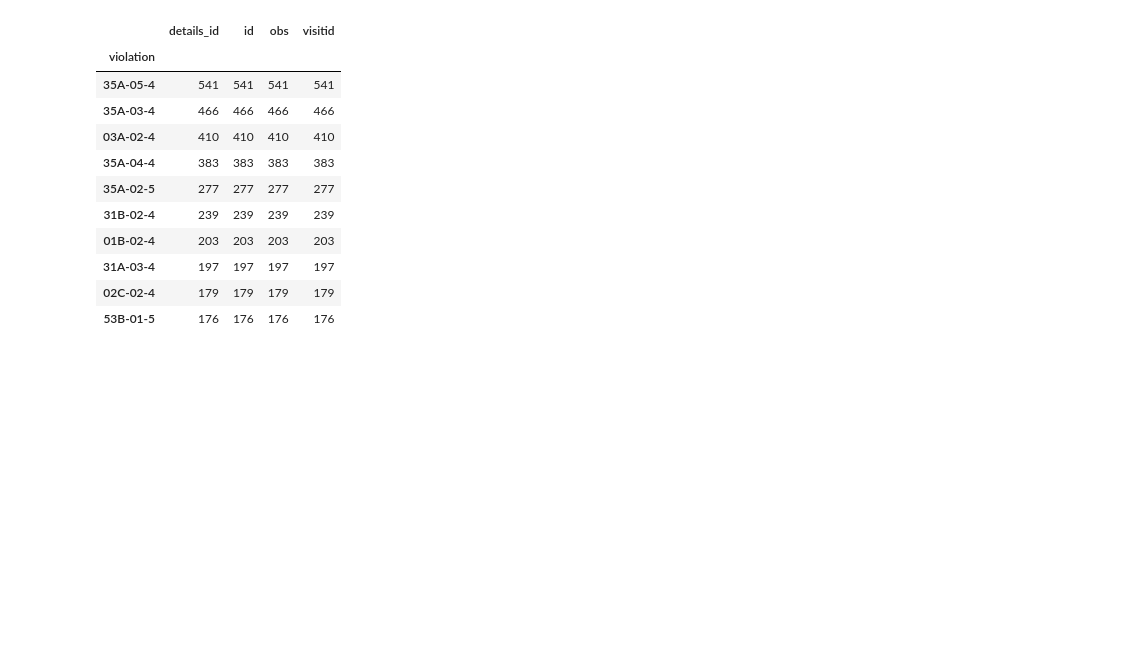
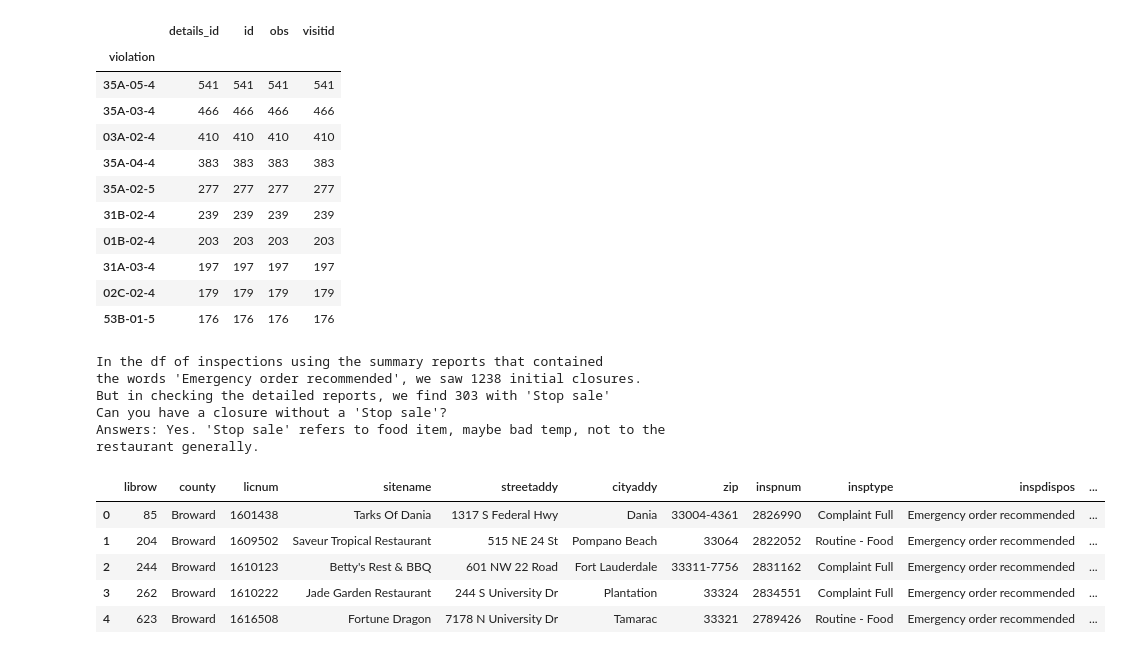
Before and after one commit to GainesvilleRay/flinsp, a Jupyter notebook: closures.ipynb, the cells around one changed output. Saved outputs shown, nothing was run; the diff lists cells and outputs as text; code cells hidden in the pictures; blank space fills up the shorter version.

```diff
--- a/closures.ipynb
+++ b/closures.ipynb
@@ -189,4 +166,27 @@ df3.groupby('violation').count().sort_values(
 | 31A-03-4 | 197 | 197 | 197 | 197 |
 | 02C-02-4 | 179 | 179 | 179 | 179 |
 | 53B-01-5 | 176 | 176 | 176 | 176 |
+# %%
+df_stopsale = df3[df3.obs.str.contains("Stop Sale issued")==True]
+df_stopsale.shape
+print("In the df of inspections using the summary reports that contained")
+print("the words 'Emergency order recommended', we saw " + str(count1[0]) + " initial closures." )
+print("But in checking the detailed reports, we find " + str(df_stopsale.shape[0]) + " with 'Stop sale'")
+print("Can you have a closure without a 'Stop sale'?")
+print("Answers: Yes. 'Stop sale' refers to food item, maybe bad temp, not to the restaurant generally.")
+# %% [output]
+In the df of inspections using the summary reports that contained
+the words 'Emergency order recommended', we saw 1238 initial closures.
+But in checking the detailed reports, we find 303 with 'Stop sale'
+Can you have a closure without a 'Stop sale'?
+Answers: Yes. 'Stop sale' refers to food item, maybe bad temp, not to the restaurant generally.
+# %%
+df.head()
+# %% [output]
+|  | librow | county | licnum | sitename | streetaddy | cityaddy | zip | inspnum | insptype | inspdispos | ... |
+| 0 | 85 | Broward | 1601438 | Tarks Of Dania | 1317 S Federal Hwy | Dania | 33004-4361 | 2826990 | Complaint Full | Emergency order recommended | ... |
+| 1 | 204 | Broward | 1609502 | Saveur Tropical Restaurant | 515 NE 24 St | Pompano Beach | 33064 | 2822052 | Routine - Food | Emergency order recommended | ... |
+| 2 | 244 | Broward | 1610123 | Betty's Rest & BBQ | 601 NW 22 Road | Fort Lauderdale | 33311-7756 | 2831162 | Complaint Full | Emergency order recommended | ... |
+| 3 | 262 | Broward | 1610222 | Jade Garden Restaurant | 244 S University Dr | Plantation | 33324 | 2834551 | Complaint Full | Emergency order recommended | ... |
+| 4 | 623 | Broward | 1616508 | Fortune Dragon | 7178 N University Dr | Tamarac | 33321 | 2789426 | Routine - Food | Emergency order recommended | ... |
 # %%
```
Also changed, not shown: parts of 17 cells of this notebook.
